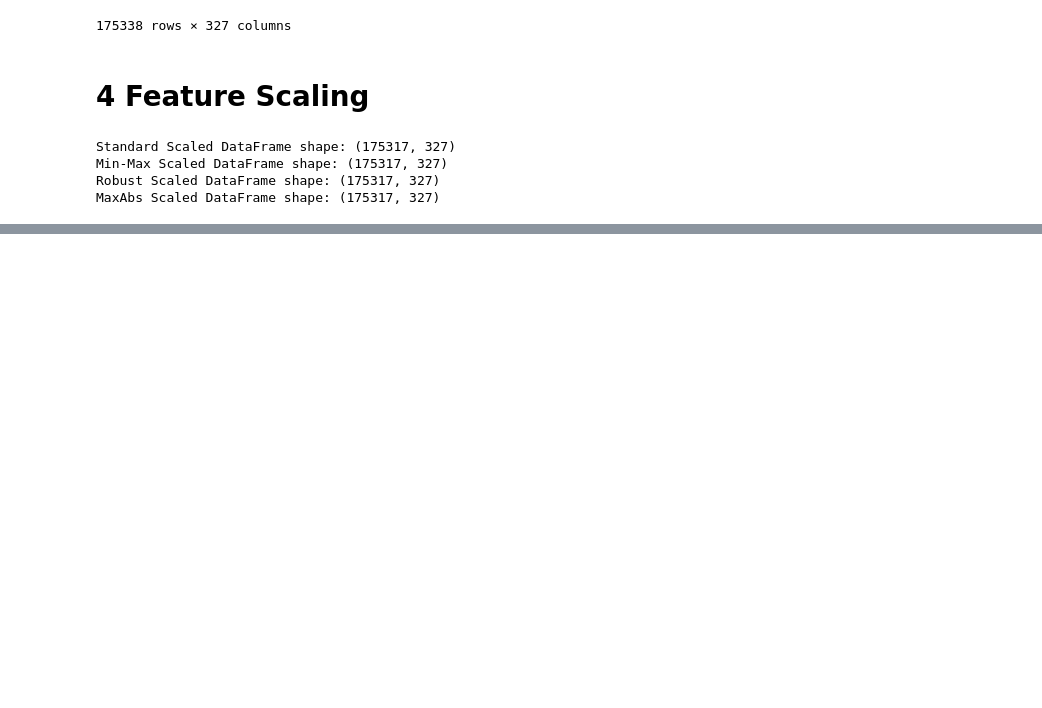
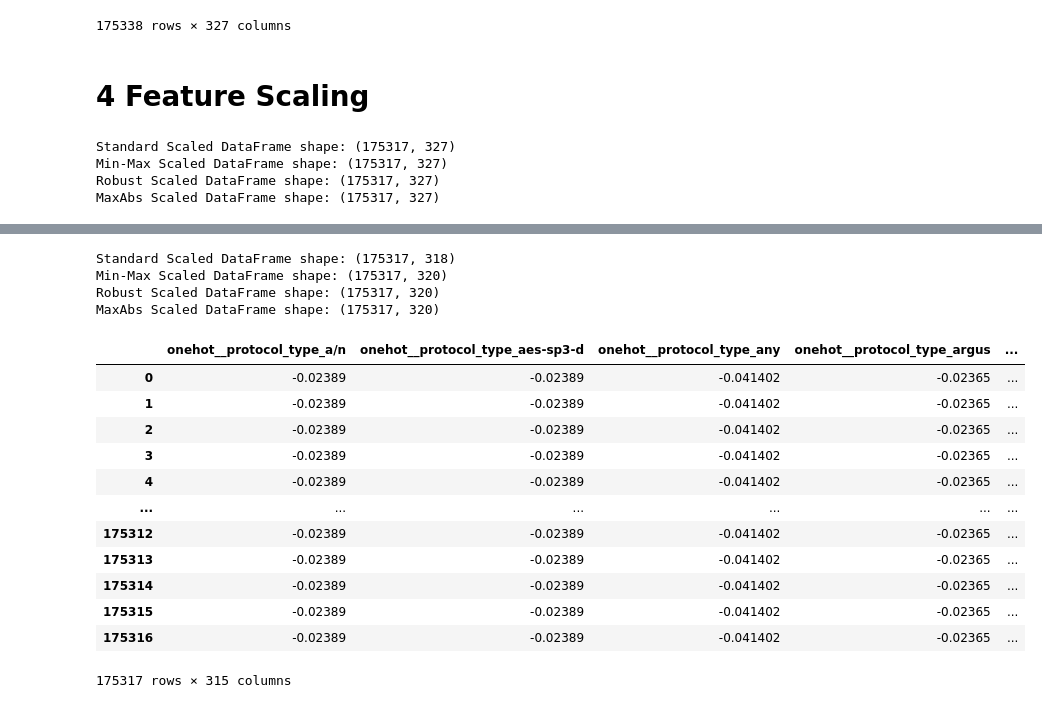
Before and after one commit to jim-X-AI/ResponseX, a Jupyter notebook: Intrusion detection system.ipynb, the cells around one changed output, grey strips where cells are left out. Drawn from its saved outputs; the diff is of its cells as text; code cells hidden in the pictures; blank space fills up the shorter version.

```diff
--- a/Intrusion detection system.ipynb
+++ b/Intrusion detection system.ipynb
@@ -787,0 +1247,64 @@ MaxAbs Scaled DataFrame shape: (175317, 327)
+# %%
+from sklearn.preprocessing import (
+    StandardScaler,
+    MinMaxScaler,
+    RobustScaler,
+    MaxAbsScaler,
+)
+
+# Initialize scalers
+standard_scaler = StandardScaler()
+minmax_scaler = MinMaxScaler()
+robust_scaler = RobustScaler()
+maxabs_scaler = MaxAbsScaler()
+
+
+# Fit and transform using each scaler
+standard_scaled_df = pd.DataFrame(
+    standard_scaler.fit_transform(x), columns=x.columns
+)
+minmax_scaled_df = pd.DataFrame(
+    minmax_scaler.fit_transform(df_encoded), columns=df_encoded.columns
+)
+robust_scaled_df = pd.DataFrame(
+    robust_scaler.fit_transform(df_encoded), columns=df_encoded.columns
+)
+maxabs_scaled_df = pd.DataFrame(
+    maxabs_scaler.fit_transform(df_encoded), columns=df_encoded.columns
+)
+
+
+# Optionally, reset the index if needed
+standard_scaled_df.reset_index(drop=True, inplace=True)
+minmax_scaled_df.reset_index(drop=True, inplace=True)
+robust_scaled_df.reset_index(drop=True, inplace=True)
+maxabs_scaled_df.reset_index(drop=True, inplace=True)
+
+
+# Print shapes to confirm scaling
+print("Standard Scaled DataFrame shape:", standard_scaled_df.shape)
+print("Min-Max Scaled DataFrame shape:", minmax_scaled_df.shape)
+print("Robust Scaled DataFrame shape:", robust_scaled_df.shape)
+print("MaxAbs Scaled DataFrame shape:", maxabs_scaled_df.shape)
+# %% [output]
+Standard Scaled DataFrame shape: (175317, 318)
+Min-Max Scaled DataFrame shape: (175317, 320)
+Robust Scaled DataFrame shape: (175317, 320)
+MaxAbs Scaled DataFrame shape: (175317, 320)
+# %%
+standard_scaled_df_mod = standard_scaled_df.dropna(axis=1)
+standard_scaled_df_mod
+# %% [output]
+|  | onehot__protocol_type_a/n | onehot__protocol_type_aes-sp3-d | onehot__protocol_type_any | onehot__protocol_type_argus | ... |
+| 0 | -0.02389 | -0.02389 | -0.041402 | -0.02365 | ... |
+| 1 | -0.02389 | -0.02389 | -0.041402 | -0.02365 | ... |
+| 2 | -0.02389 | -0.02389 | -0.041402 | -0.02365 | ... |
+| 3 | -0.02389 | -0.02389 | -0.041402 | -0.02365 | ... |
+| 4 | -0.02389 | -0.02389 | -0.041402 | -0.02365 | ... |
+| ... | ... | ... | ... | ... | ... |
+| 175312 | -0.02389 | -0.02389 | -0.041402 | -0.02365 | ... |
+| 175313 | -0.02389 | -0.02389 | -0.041402 | -0.02365 | ... |
+| 175314 | -0.02389 | -0.02389 | -0.041402 | -0.02365 | ... |
+| 175315 | -0.02389 | -0.02389 | -0.041402 | -0.02365 | ... |
+| 175316 | -0.02389 | -0.02389 | -0.041402 | -0.02365 | ... |
+175317 rows × 315 columns
```
Also changed, not shown: parts of 85 cells of this notebook, 3 other files.
